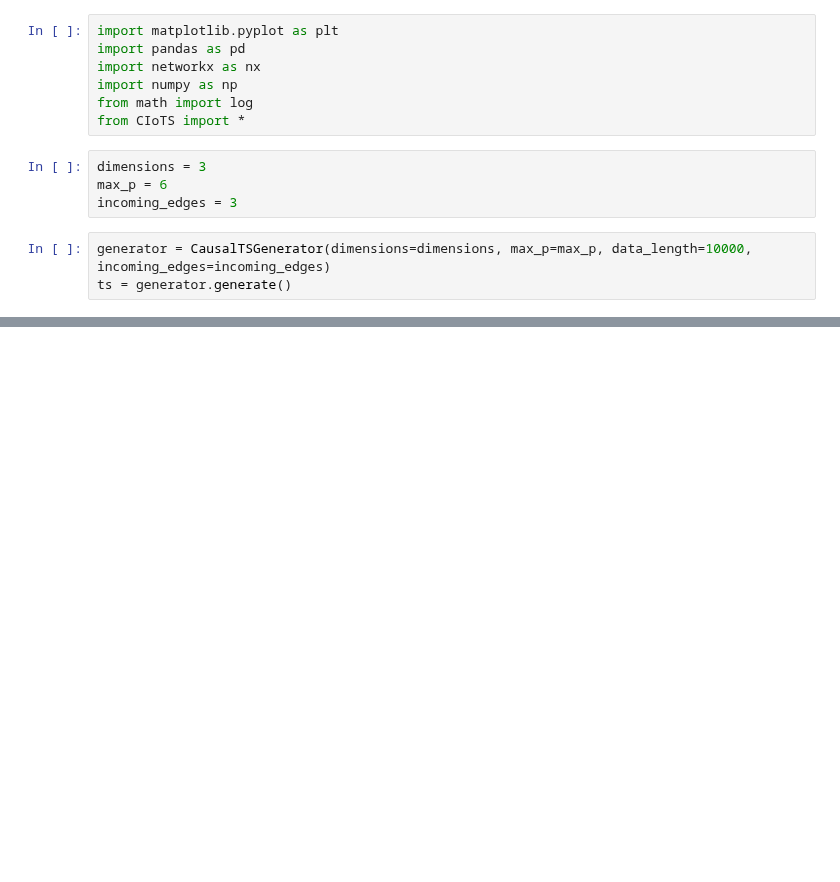
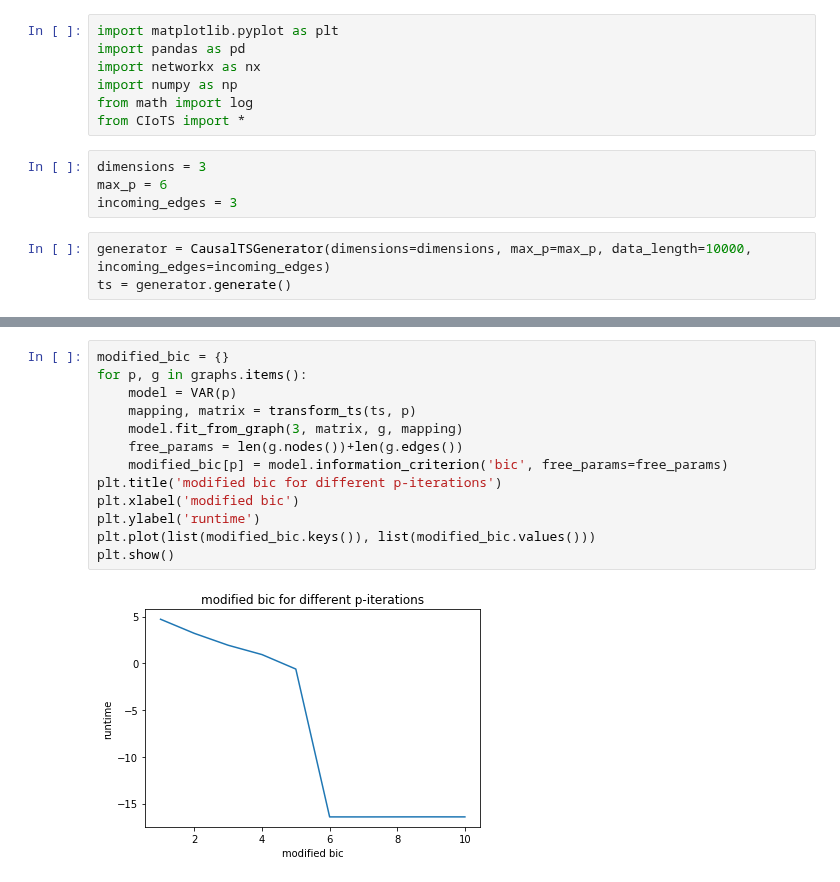
Before and after one commit to danthe96/CIoTS, a Jupyter notebook: single_incremental_experiment_bic.ipynb, the cells around one changed output, grey strips where cells are left out. Saved outputs shown, nothing was run; the diff lists cells and outputs as text; blank space fills up the shorter version.

```diff
--- a/single_incremental_experiment_bic.ipynb
+++ b/single_incremental_experiment_bic.ipynb
@@ -74,0 +96,15 @@ plt.show()
+# %%
+modified_bic = {}
+for p, g in graphs.items():
+    model = VAR(p)
+    mapping, matrix = transform_ts(ts, p)
+    model.fit_from_graph(3, matrix, g, mapping)
+    free_params = len(g.nodes())+len(g.edges())
+    modified_bic[p] = model.information_criterion('bic', free_params=free_params)
+plt.title('modified bic for different p-iterations')
+plt.xlabel('modified bic')
+plt.ylabel('runtime')
+plt.plot(list(modified_bic.keys()), list(modified_bic.values()))
+plt.show()
+# %% [output]
+[figure, added]
```
Also changed, not shown: parts of 8 cells of this notebook.
